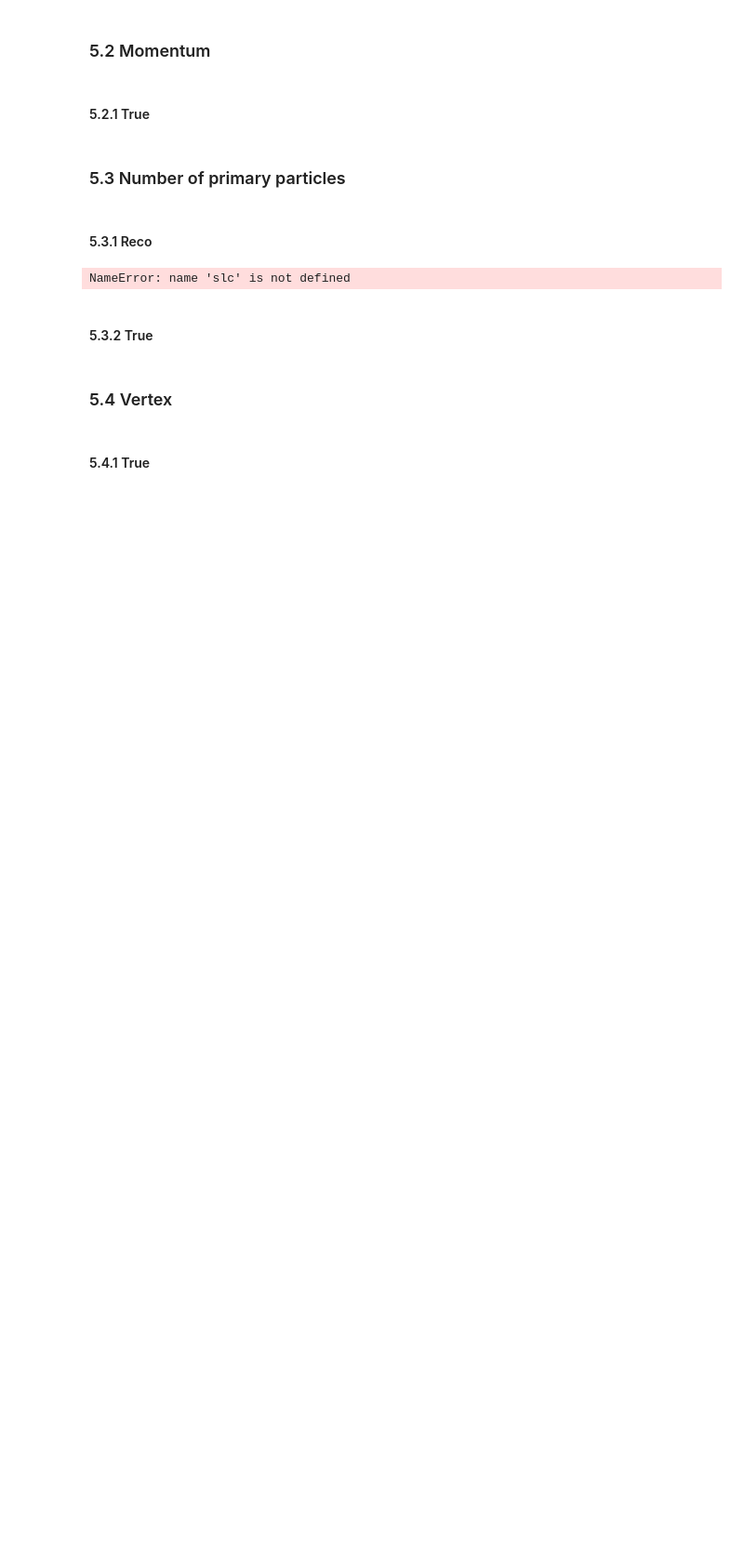
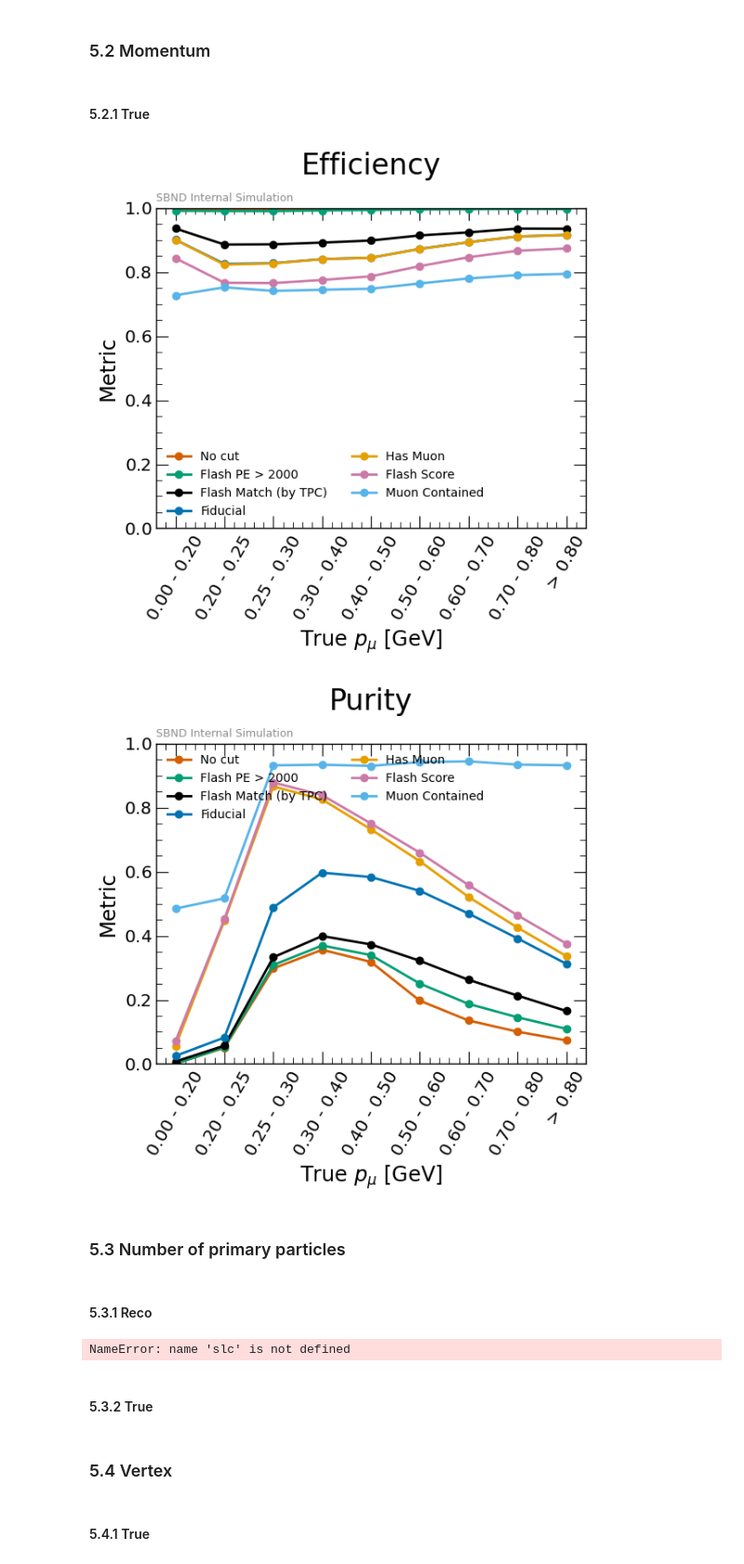
Before and after one commit to bear-is-asleep/cafpyana, a Jupyter notebook: analysis_village/numuincl/interaction_plots.ipynb, the cells around one changed output. Shown at 93% size. Drawn from its saved outputs; the diff is of its cells as text; code cells hidden in the pictures; blank space fills up the shorter version.

```diff
--- a/analysis_village/numuincl/interaction_plots.ipynb
+++ b/analysis_village/numuincl/interaction_plots.ipynb
@@ -2675,15 +2796,18 @@ mom_slc_purs,mom_slc_effs,mom_slc_f1s,mom_slc_true_events,mom_slc_reco_events,mo
 # %%
-fig,ax = plot_matrix_binned(mom_slc_effs[:-1],mom_slc_true_events[:-1],ax,mom_slc_binning[:-1],mom_bin_labels[1:],['No cut']+PAND_CUT_LABELS,
+fig,ax = plot_line_binned(mom_slc_effs[:-1],mom_slc_true_events[:-1],ax,mom_slc_binning[:-1],mom_bin_labels[1:],cut_labels,
   remove_dummy_col=False,
   #roll=True,
-  label=PANDORA_QUALIFIER_INTERNAL_LABEL,xlabel=r'True $p_\mu$ [GeV]',title='Efficiency',cmap='Greens')
+  label=INTERNAL_LABEL,xlabel=r'True $p_\mu$ [GeV]',title='Efficiency',cmap='Greens')
 plotters.save_plot('eff_true_mom_binned',fig=fig,folder_name=f'{PLOT_DIR}/pandora')
-fig,ax = plot_matrix_binned(mom_slc_purs[:-1],mom_slc_true_events[:-1],ax,mom_slc_binning[:-1],mom_bin_labels[1:],['No cut']+PAND_CUT_LABELS,
+fig,ax = plot_line_binned(mom_slc_purs[:-1],mom_slc_true_events[:-1],ax,mom_slc_binning[:-1],mom_bin_labels[1:],cut_labels,
   remove_dummy_col=False,
   #roll=True,
-  label=PANDORA_QUALIFIER_INTERNAL_LABEL,xlabel=r'True $p_\mu$ [GeV]',title='Purity',cmap='Blues')
+  label=INTERNAL_LABEL,xlabel=r'True $p_\mu$ [GeV]',title='Purity',cmap='Blues')
 plotters.save_plot('pur_true_mom_binned',fig=fig,folder_name=f'{PLOT_DIR}/pandora')
-plt.close('all')
+#plt.close('all')
+# %% [output]
+[figure, added]
+[figure, added]
 # %% [markdown]
 ### 5.3 Number of primary particles
 # %% [markdown]
```
Also changed, not shown: parts of 64 cells of this notebook, 5 other files.
